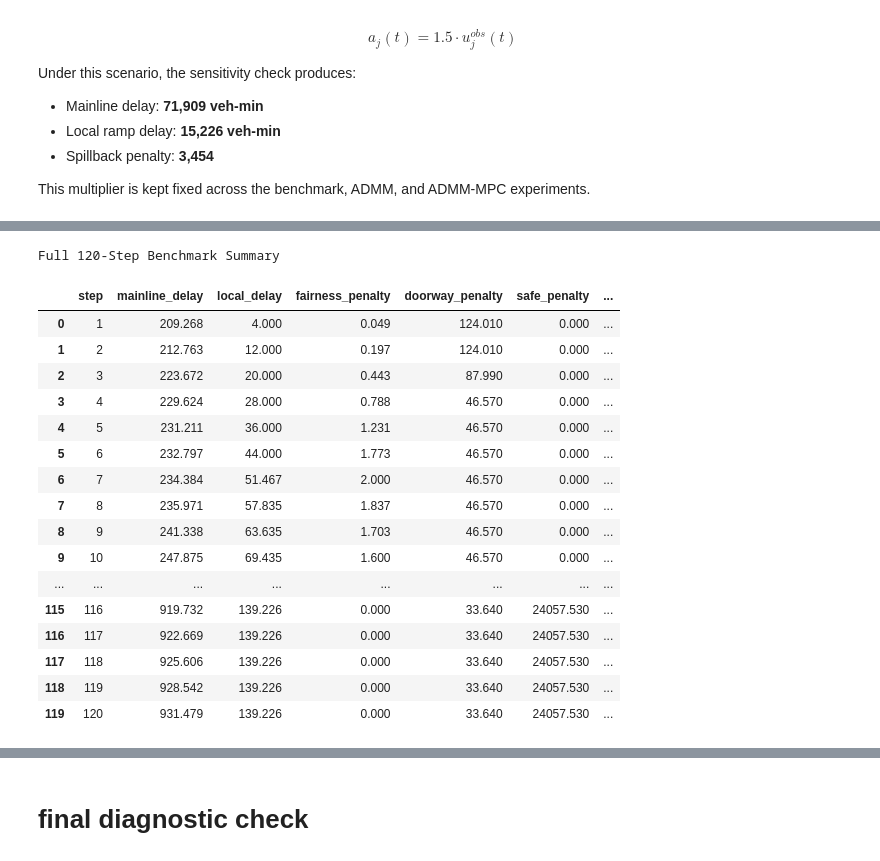
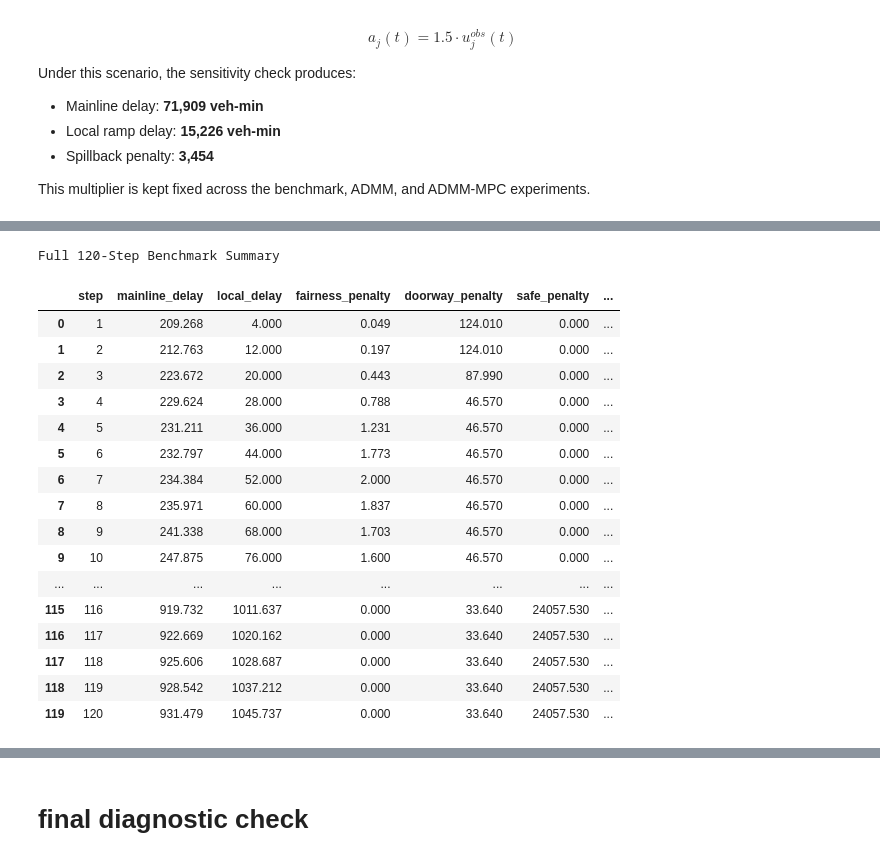
Before and after one commit to IsaacHusaiin/ADMM-Highway-Delay-Control, a Jupyter notebook: Benchmark_calculation.ipynb, the cells around one changed output, grey strips where cells are left out. Saved outputs shown, nothing was run; the diff lists cells and outputs as text; code cells hidden in the pictures.

```diff
--- a/Benchmark_calculation.ipynb
+++ b/Benchmark_calculation.ipynb
@@ -2028,7 +2044,5 @@ def ramp_next_queue_with_spillback(
 # %%
 # 6. Fairness penalty setup check
-# Purpose: Test fairness_penalty_one_step using the first 30-second CTM step.
-
 # Use first 30-second benchmark step
 fairness_test_step = 0
 
@@ -2042,8 +2056,11 @@ if "ramp_queue_0" not in globals():
         "u5": 0.0,
     }
 
-
 R_current_test = ramp_queue_0.copy()
+B_current_test = {
+    ramp: 0.0
+    for ramp in R_current_test
+}
 
 ramp_arrival_step_test = {
     "u1": ramp_arrival_series["u1"][fairness_test_step],
@@ -2053,7 +2070,6 @@ ramp_arrival_step_test = {
     "u5": ramp_arrival_series["u5"][fairness_test_step],
 }
 
-
 observed_release_step_test = {
     "u1": observed_release_series["u1"][fairness_test_step],
     "u2": observed_release_series["u2"][fairness_test_step],
@@ -2062,15 +2078,19 @@ observed_release_step_test = {
     "u5": observed_release_series["u5"][fairness_test_step],
 }
 
-
 # next ramp queue for first step
-R_next_test, spillback_by_ramp_test = ramp_next_queue_with_spillback(
+(
+    R_next_test,
+    B_next_test,
+    spillback_by_ramp_test,
+    actual_release_step_test,
+) = ramp_next_queue_with_spillback(
     R_current_test,
+    B_current_test,
     ramp_arrival_step_test,
     observed_release_step_test,
     ramp_max_queue_by_u
 )
-
 
 # fairness penalty for first step
 stress_dict_test, fairness_sum_test, L_fair_test = fairness_penalty_one_step(
@@ -2079,7 +2099,6 @@ stress_dict_test, fairness_sum_test, L_fair_test = fairness_penalty_one_step(
     ramp_max_queue_named,
     gamma
 )
-
 
 # result
 fairness_check_rows = []
@@ -2094,15 +2113,18 @@ for u_name in R_next_test:
         "u_name": u_name,
         "ramp_name": ramp_name,
         "R_prev": R_current_test[u_name],
+        "B_prev": B_current_test[u_name],
         "arrival": ramp_arrival_step_test[u_name],
-        "observed_release": observed_release_step_test[u_name],
+        "commanded_release": observed_release_step_test[u_name],
+        "actual_release": actual_release_step_test[u_name],
         "R_next": R_next_test[u_name],
+        "B_next": B_next_test[u_name],
+        "total_waiting_next": R_next_test[u_name] + B_next_test[u_name],
         "R_max": R_max_i,
         "raw_stress": raw_stress,
         "capped_stress": capped_stress,
         "spillback": spillback_by_ramp_test[u_name],
     })
-
 
 fairness_check_df = pd.DataFrame(fairness_check_rows)
 print(" Fairness Penalty First-Step Check")
@@ -5249,43 +5402,55 @@ These saved values complete the official state-based CTM benchmark section and p
 # Purpose: Show every 30-second CTM step from 08:00 to 09:00.
 
 benchmark_step_summary_df = pd.DataFrame({
     "step": state_based_benchmark_history["step"],
     "mainline_delay": state_based_benchmark_history["mainline_delay"],
     "local_delay": state_based_benchmark_history["local_delay"],
     "fairness_penalty": state_based_benchmark_history["fairness_penalty"],
     "doorway_penalty": state_based_benchmark_history["doorway_penalty"],
     "safe_penalty": state_based_benchmark_history["safe_penalty"],
     "physical_penalty": state_based_benchmark_history["physical_penalty"],
     "spillback_penalty": state_based_benchmark_history["spillback_penalty"],
     "capacity_penalty": state_based_benchmark_history["capacity_penalty"],
     "total_objective": state_based_benchmark_history["total_objective"],
+    "total_physical_ramp_queue_R": [
+        sum(step_R.values())
+        for step_R in state_based_benchmark_history["R"]
+    ],
+    "total_external_spillback_B": [
+        sum(step_B.values())
+        for step_B in state_based_benchmark_history["B"]
+    ],
+    "total_actual_release": [
+        sum(step_release.values())
+        for step_release in state_based_benchmark_history["actual_release"]
+    ],
 })
 
 print("Full 120-Step Benchmark Summary")
 pd.set_option("display.max_rows", 120)
 pd.set_option("display.max_columns", None)
 pd.set_option("display.width", None)
 
 display(benchmark_step_summary_df.round(3))
 # %% [output]
 Full 120-Step Benchmark Summary
 |  | step | mainline_delay | local_delay | fairness_penalty | doorway_penalty | safe_penalty | ... |
 | 0 | 1 | 209.268 | 4.000 | 0.049 | 124.010 | 0.000 | ... |
 | 1 | 2 | 212.763 | 12.000 | 0.197 | 124.010 | 0.000 | ... |
 | 2 | 3 | 223.672 | 20.000 | 0.443 | 87.990 | 0.000 | ... |
 | 3 | 4 | 229.624 | 28.000 | 0.788 | 46.570 | 0.000 | ... |
 | 4 | 5 | 231.211 | 36.000 | 1.231 | 46.570 | 0.000 | ... |
 | 5 | 6 | 232.797 | 44.000 | 1.773 | 46.570 | 0.000 | ... |
-| 6 | 7 | 234.384 | 51.467 | 2.000 | 46.570 | 0.000 | ... |
-| 7 | 8 | 235.971 | 57.835 | 1.837 | 46.570 | 0.000 | ... |
-| 8 | 9 | 241.338 | 63.635 | 1.703 | 46.570 | 0.000 | ... |
-| 9 | 10 | 247.875 | 69.435 | 1.600 | 46.570 | 0.000 | ... |
+| 6 | 7 | 234.384 | 52.000 | 2.000 | 46.570 | 0.000 | ... |
+| 7 | 8 | 235.971 | 60.000 | 1.837 | 46.570 | 0.000 | ... |
+| 8 | 9 | 241.338 | 68.000 | 1.703 | 46.570 | 0.000 | ... |
+| 9 | 10 | 247.875 | 76.000 | 1.600 | 46.570 | 0.000 | ... |
 | ... | ... | ... | ... | ... | ... | ... | ... |
-| 115 | 116 | 919.732 | 139.226 | 0.000 | 33.640 | 24057.530 | ... |
-| 116 | 117 | 922.669 | 139.226 | 0.000 | 33.640 | 24057.530 | ... |
-| 117 | 118 | 925.606 | 139.226 | 0.000 | 33.640 | 24057.530 | ... |
-| 118 | 119 | 928.542 | 139.226 | 0.000 | 33.640 | 24057.530 | ... |
-| 119 | 120 | 931.479 | 139.226 | 0.000 | 33.640 | 24057.530 | ... |
+| 115 | 116 | 919.732 | 1011.637 | 0.000 | 33.640 | 24057.530 | ... |
+| 116 | 117 | 922.669 | 1020.162 | 0.000 | 33.640 | 24057.530 | ... |
+| 117 | 118 | 925.606 | 1028.687 | 0.000 | 33.640 | 24057.530 | ... |
+| 118 | 119 | 928.542 | 1037.212 | 0.000 | 33.640 | 24057.530 | ... |
+| 119 | 120 | 931.479 | 1045.737 | 0.000 | 33.640 | 24057.530 | ... |
 # %%
 # 19. Cumulative 120-step benchmark summary
 # Purpose: Show how benchmark delay and penalties accumulate over time. The final row should match the total benchmark summary.
```
Also changed, not shown: parts of 14 cells of this notebook.
